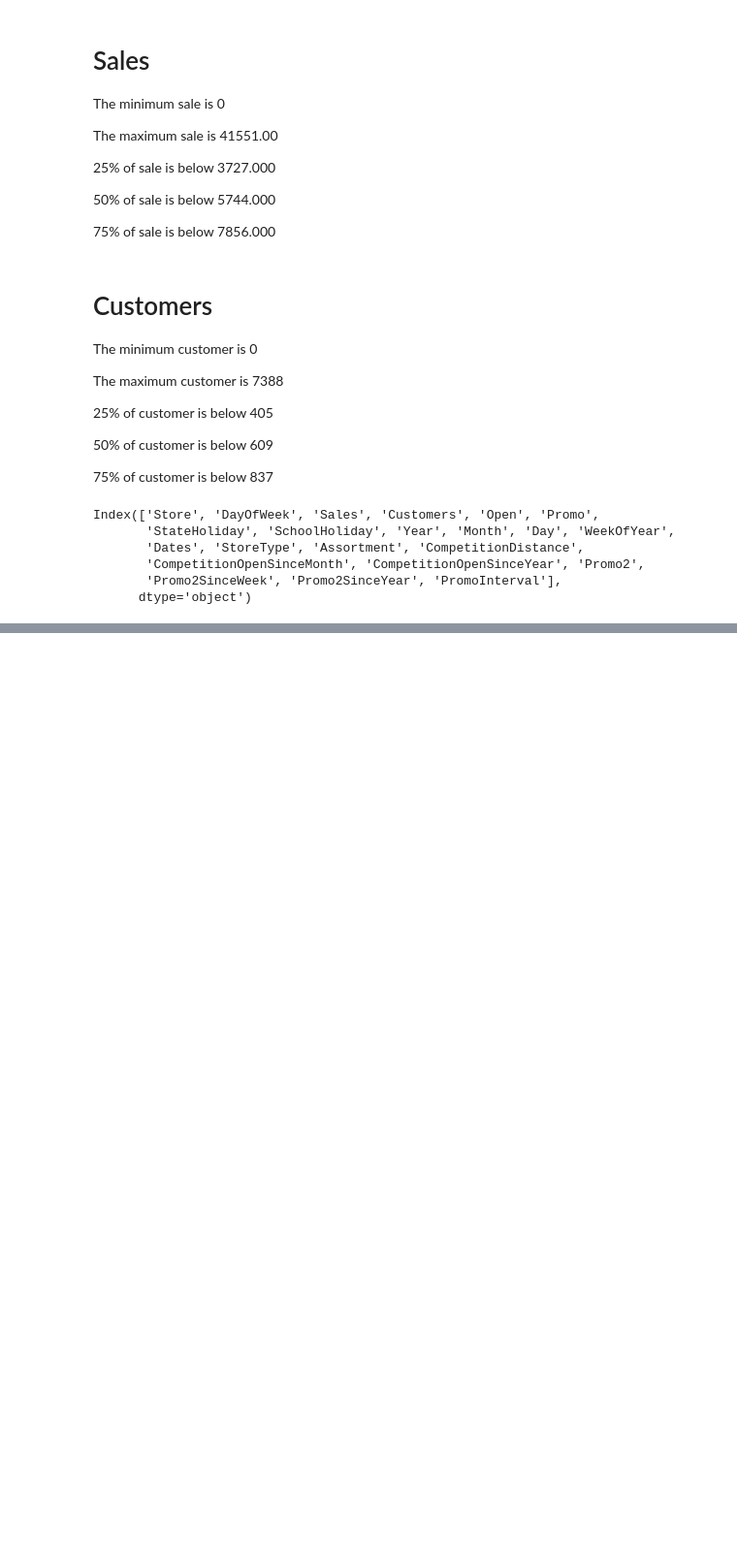
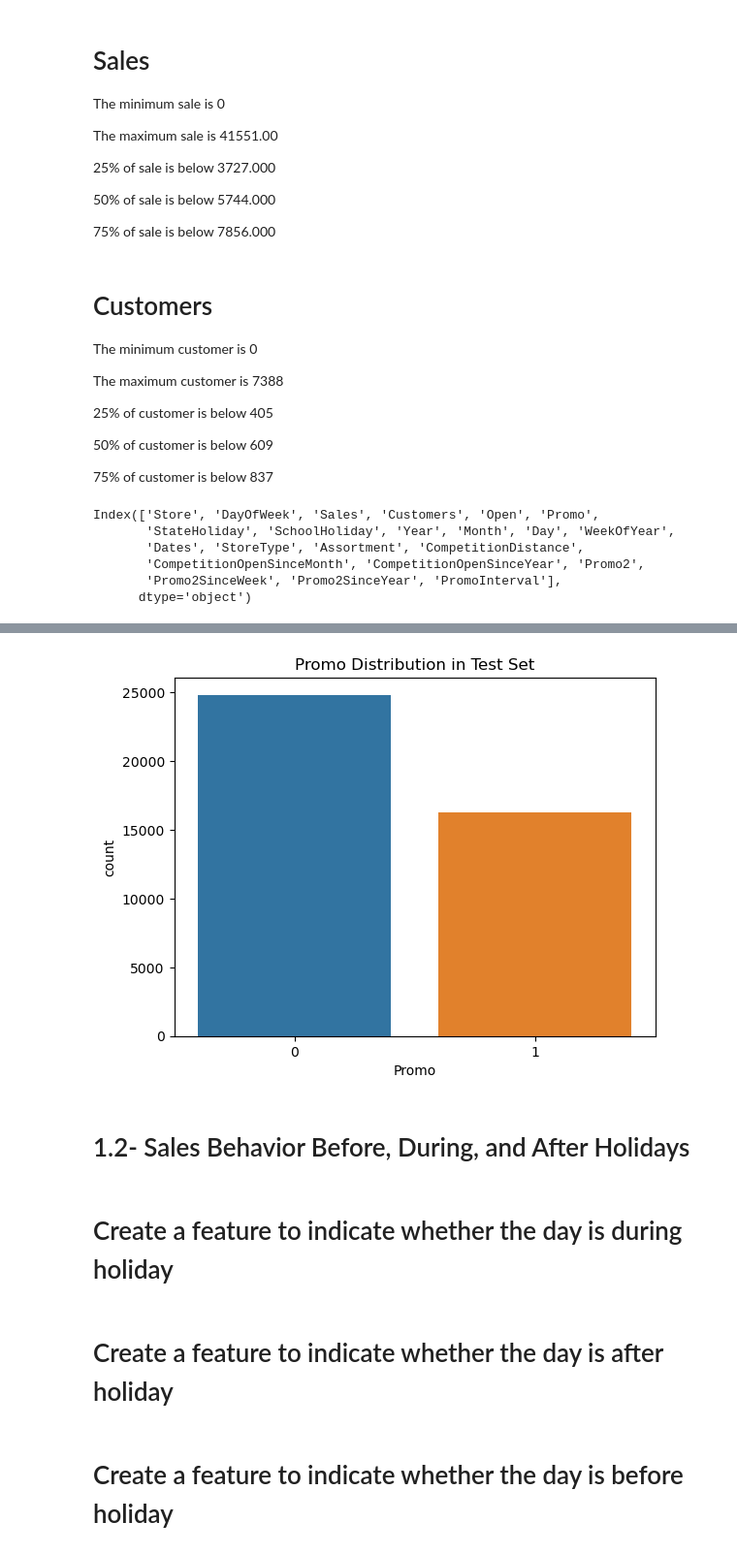
Before and after one commit to MohdJubairKhan/Project_6, a Jupyter notebook: Notebook/Task 1 - Exploration of customer purchasing behaviour.ipynb, the cells around one changed output, grey strips where cells are left out. Shown at 97% size. Drawn from its saved outputs; the diff is of its cells as text; code cells hidden in the pictures; blank space fills up the shorter version.

```diff
--- a/Notebook/Task 1 - Exploration of customer purchasing behaviour.ipynb
+++ b/Notebook/Task 1 - Exploration of customer purchasing behaviour.ipynb
@@ -316,0 +315,8 @@ plt.show()
+# %%
+sns.countplot(x='Promo', data=test_data)
+plt.title('Promo Distribution in Test Set')
+plt.show()
+# %% [output]
+[figure, added]
+# %% [markdown]
+# 1.2- Sales Behavior Before, During, and After Holidays
@@ -316,0 +326,2 @@ plt.show()
+# %% [markdown]
+# Create a feature to indicate whether the day is during holiday
@@ -316,0 +331,2 @@ plt.show()
+# %% [markdown]
+# Create a feature to indicate whether the day is after holiday
@@ -316,0 +337,2 @@ plt.show()
+# %% [markdown]
+# Create a feature to indicate whether the day is before holiday
```
Also changed, not shown: parts of 37 cells of this notebook.
